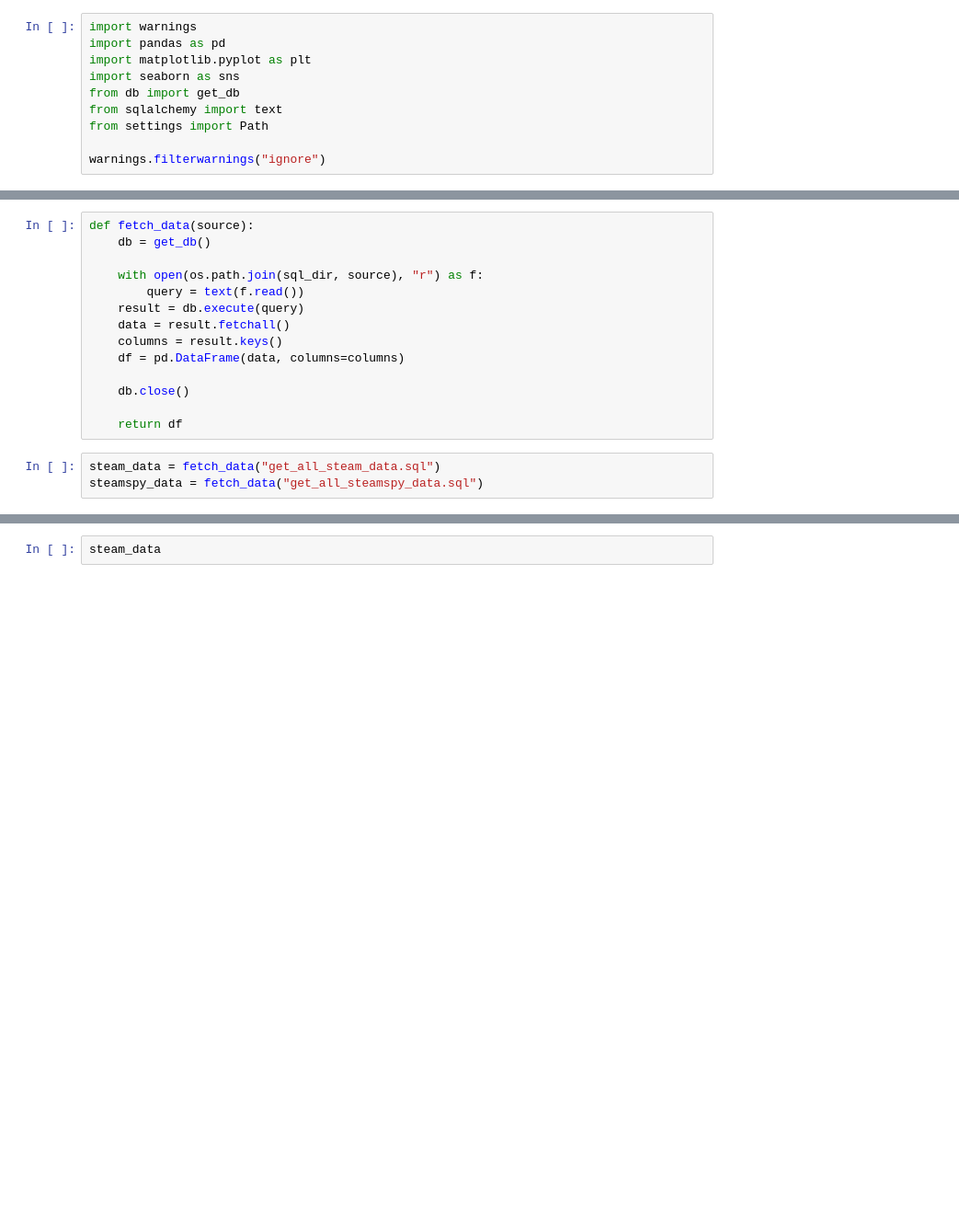
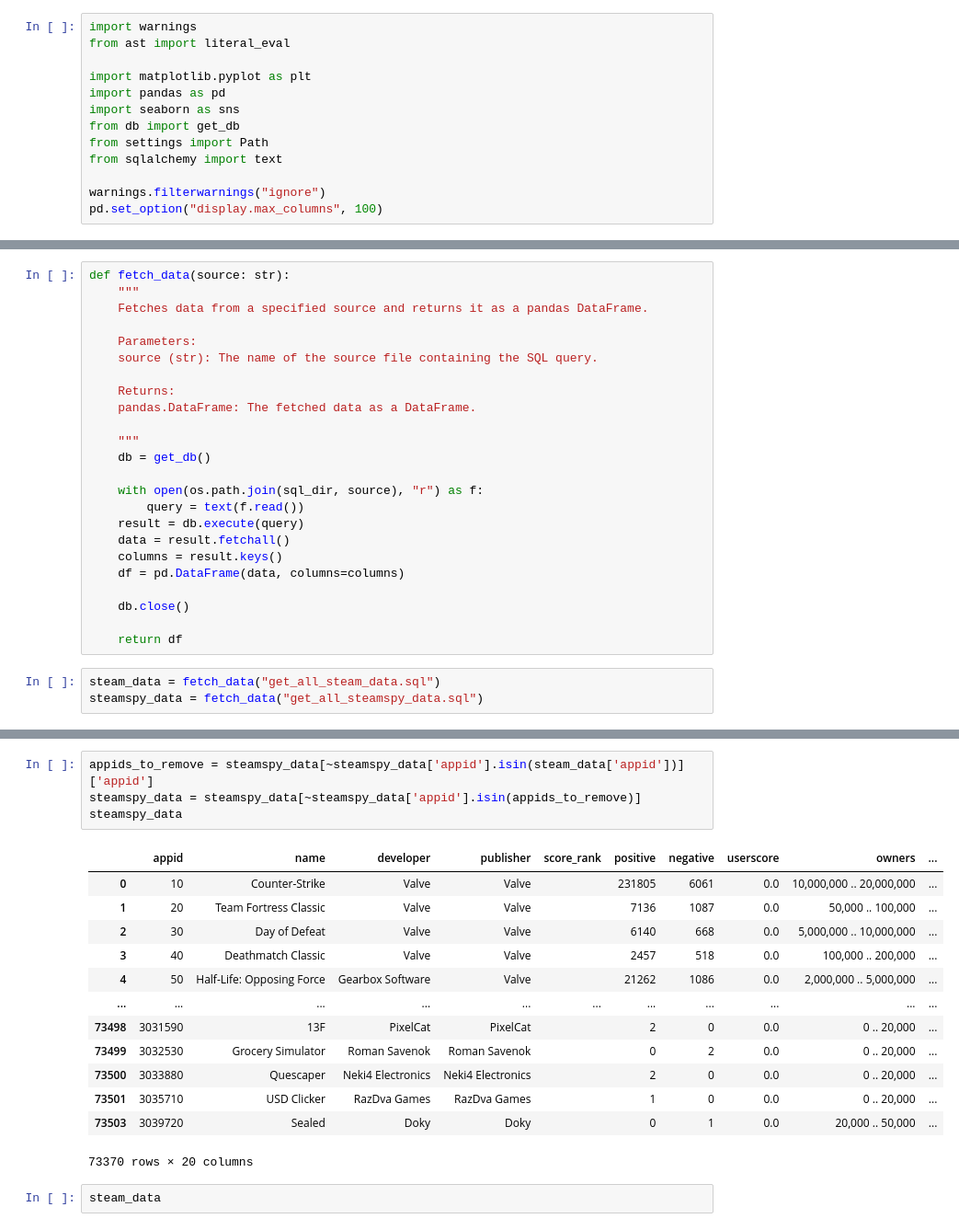
Before and after one commit to DataForgeOpenAIHub/Steam-Sales-Analysis, a Jupyter notebook: steam_sales/notebooks/data_cleaning.ipynb, the cells around one changed output, grey strips where cells are left out. Shown at 92% size. Cells and saved outputs as stored; diff of their text form; blank space fills up the shorter version.

```diff
--- a/steam_sales/notebooks/data_cleaning.ipynb
+++ b/steam_sales/notebooks/data_cleaning.ipynb
@@ -9,11 +9,14 @@ sys.path.append(src_dir)
 sys.path.append(sql_dir)
 # %%
 import warnings
+from ast import literal_eval
+
+import matplotlib.pyplot as plt
 import pandas as pd
-import matplotlib.pyplot as plt
 import seaborn as sns
 from db import get_db
+from settings import Path
 from sqlalchemy import text
-from settings import Path
 
 warnings.filterwarnings("ignore")
+pd.set_option("display.max_columns", 100)
@@ -20,5 +25,15 @@ warnings.filterwarnings("ignore")
 # %%
-def fetch_data(source):
+def fetch_data(source: str):
+    """
+    Fetches data from a specified source and returns it as a pandas DataFrame.
+
+    Parameters:
+    source (str): The name of the source file containing the SQL query.
+
+    Returns:
+    pandas.DataFrame: The fetched data as a DataFrame.
+
+    """
     db = get_db()
 
     with open(os.path.join(sql_dir, source), "r") as f:
@@ -53,3 +54,21 @@ steamspy_data
+# %%
+appids_to_remove = steamspy_data[~steamspy_data['appid'].isin(steam_data['appid'])]['appid']
+steamspy_data = steamspy_data[~steamspy_data['appid'].isin(appids_to_remove)]
+steamspy_data
+# %% [output]
+|  | appid | name | developer | publisher | score_rank | positive | negative | userscore | owners | ... |
+| 0 | 10 | Counter-Strike | Valve | Valve |  | 231805 | 6061 | 0.0 | 10,000,000 .. 20,000,000 | ... |
+| 1 | 20 | Team Fortress Classic | Valve | Valve |  | 7136 | 1087 | 0.0 | 50,000 .. 100,000 | ... |
+| 2 | 30 | Day of Defeat | Valve | Valve |  | 6140 | 668 | 0.0 | 5,000,000 .. 10,000,000 | ... |
+| 3 | 40 | Deathmatch Classic | Valve | Valve |  | 2457 | 518 | 0.0 | 100,000 .. 200,000 | ... |
+| 4 | 50 | Half-Life: Opposing Force | Gearbox Software | Valve |  | 21262 | 1086 | 0.0 | 2,000,000 .. 5,000,000 | ... |
+| ... | ... | ... | ... | ... | ... | ... | ... | ... | ... | ... |
+| 73498 | 3031590 | 13F | PixelCat | PixelCat |  | 2 | 0 | 0.0 | 0 .. 20,000 | ... |
+| 73499 | 3032530 | Grocery Simulator | Roman Savenok | Roman Savenok |  | 0 | 2 | 0.0 | 0 .. 20,000 | ... |
+| 73500 | 3033880 | Quescaper | Neki4 Electronics | Neki4 Electronics |  | 2 | 0 | 0.0 | 0 .. 20,000 | ... |
+| 73501 | 3035710 | USD Clicker | RazDva Games | RazDva Games |  | 1 | 0 | 0.0 | 0 .. 20,000 | ... |
+| 73503 | 3039720 | Sealed | Doky | Doky |  | 0 | 1 | 0.0 | 20,000 .. 50,000 | ... |
+73370 rows × 20 columns
 # %%
 steam_data
 # %% [output]
```
Also changed, not shown: parts of 13 cells of this notebook.
